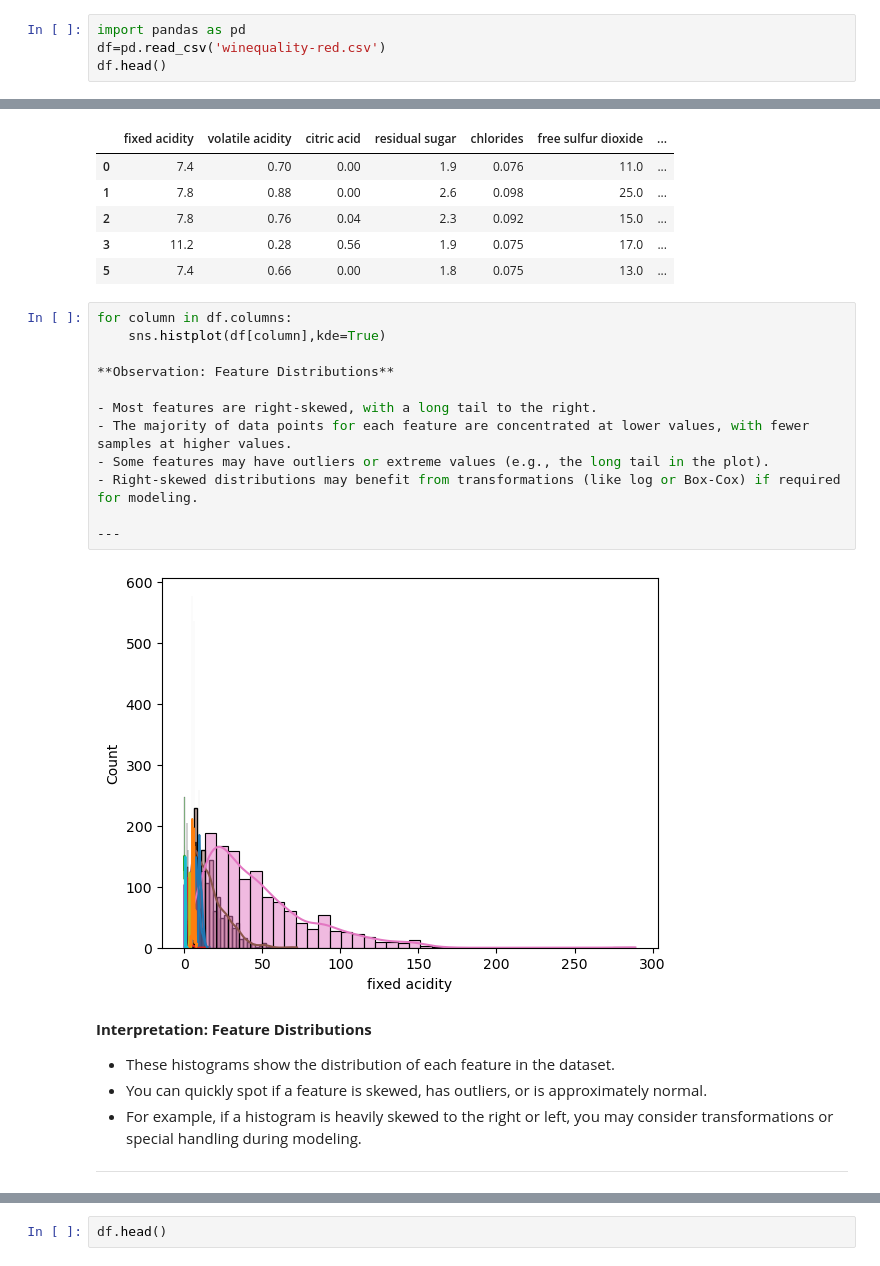
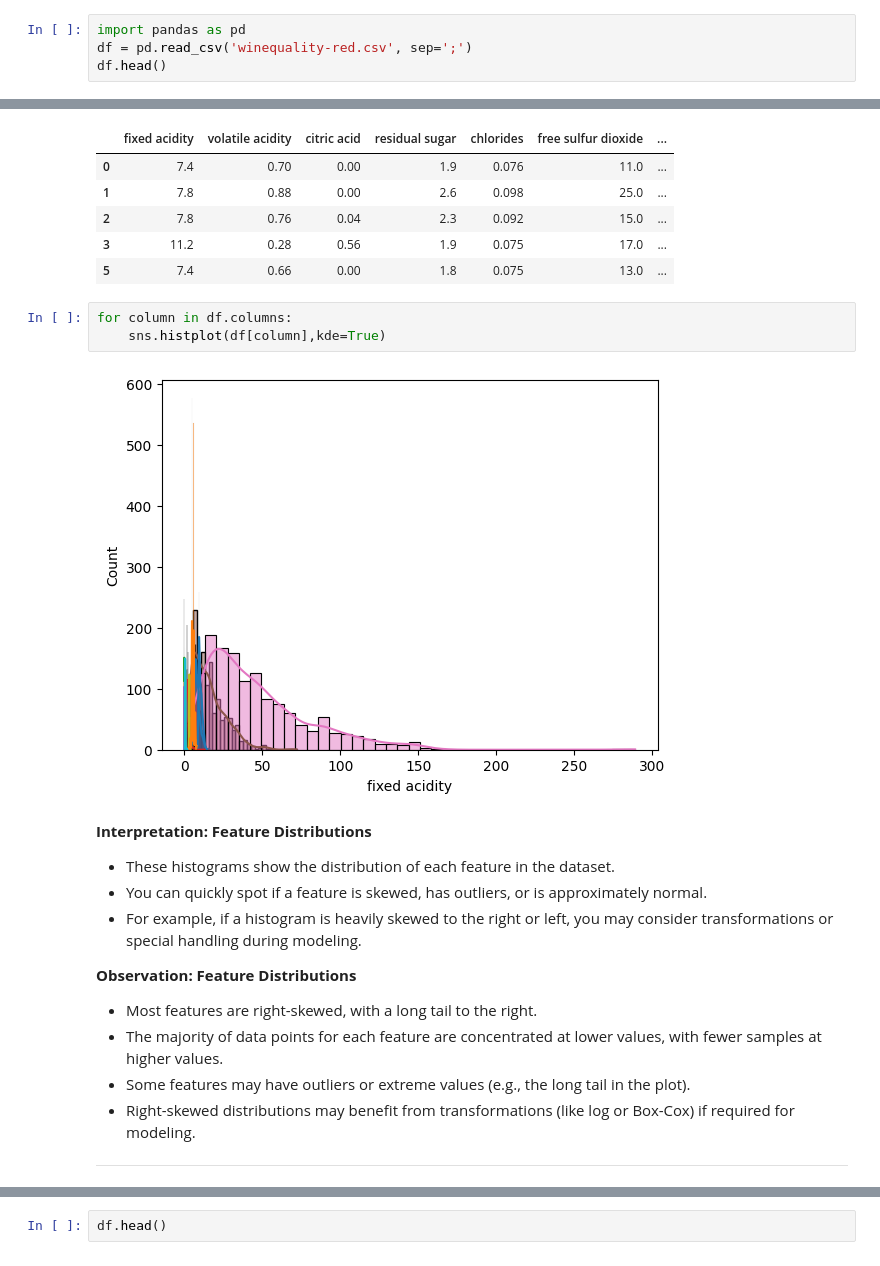
Before and after one commit to 6arnav9/udemy-data-science, a Jupyter notebook: eda-and-feature-engineering/1.0-WinequalityEDA.ipynb, the cells around one changed output, grey strips where cells are left out. Cells and saved outputs as stored; diff of their text form.

```diff
--- a/eda-and-feature-engineering/1.0-WinequalityEDA.ipynb
+++ b/eda-and-feature-engineering/1.0-WinequalityEDA.ipynb
@@ -27,7 +27,7 @@ Output variable (based on sensory data):
 - 12 - quality (score between 0 and 10)
 # %%
 import pandas as pd
-df=pd.read_csv('winequality-red.csv')
+df = pd.read_csv('winequality-red.csv', sep=';')
 df.head()
 # %% [output]
 |  | fixed acidity | volatile acidity | citric acid | residual sugar | chlorides | free sulfur dioxide | ... |
@@ -216,17 +211,8 @@ df.head()
 # %%
 for column in df.columns:
     sns.histplot(df[column],kde=True)
-
-**Observation: Feature Distributions**
-
-- Most features are right-skewed, with a long tail to the right.
-- The majority of data points for each feature are concentrated at lower values, with fewer samples at higher values.
-- Some features may have outliers or extreme values (e.g., the long tail in the plot).
-- Right-skewed distributions may benefit from transformations (like log or Box-Cox) if required for modeling.
-
----
 # %% [output]
-[figure, old version]
+[figure, new version]
 # %% [markdown]
 **Interpretation: Feature Distributions**
 
@@ -234,6 +220,13 @@ for column in df.columns:
 - You can quickly spot if a feature is skewed, has outliers, or is approximately normal.
 - For example, if a histogram is heavily skewed to the right or left, you may consider transformations or special handling during modeling.
 
+**Observation: Feature Distributions**
+
+- Most features are right-skewed, with a long tail to the right.
+- The majority of data points for each feature are concentrated at lower values, with fewer samples at higher values.
+- Some features may have outliers or extreme values (e.g., the long tail in the plot).
+- Right-skewed distributions may benefit from transformations (like log or Box-Cox) if required for modeling.
+
 ---
 # %%
 sns.histplot(df['alcohol'])
```
Also changed, not shown: parts of 12 cells of this notebook, 1 other file.
